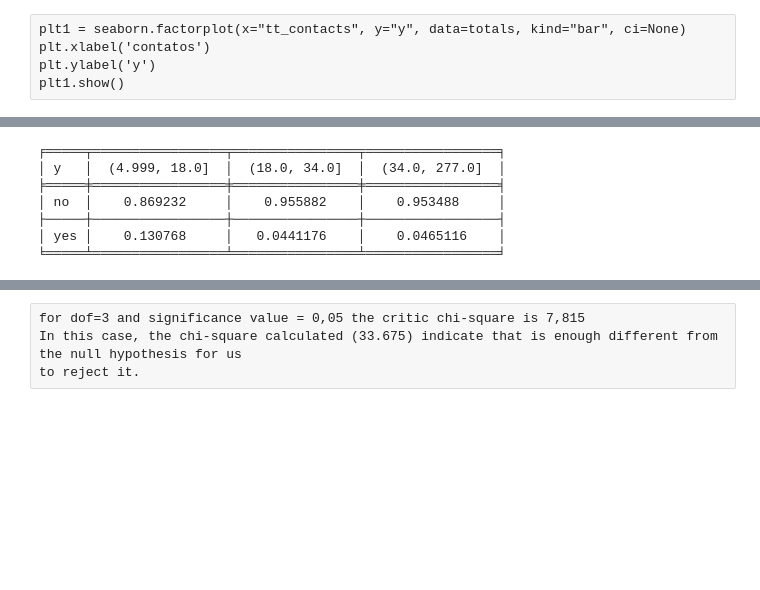
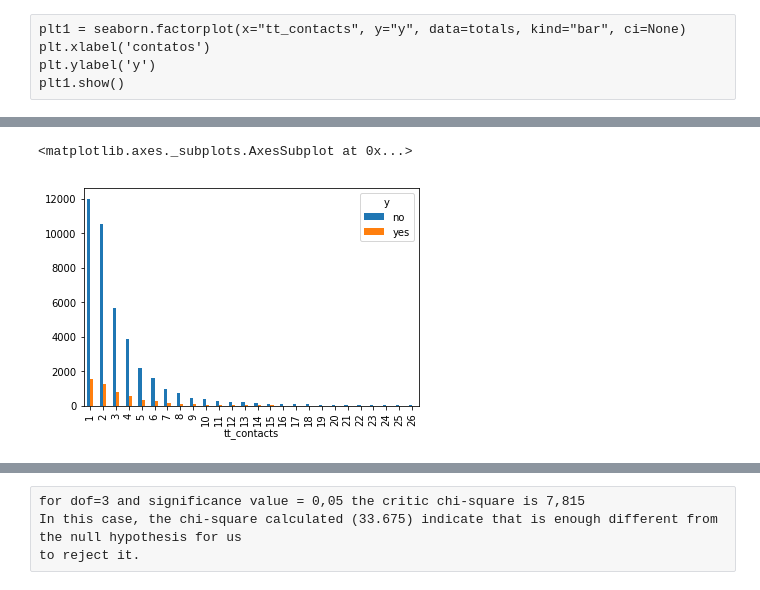
Before and after one commit to Sidon/dmcpbi, a Jupyter notebook: success.ipynb, the cells around one changed output, grey strips where cells are left out. Saved outputs shown, nothing was run; the diff lists cells and outputs as text; code cells hidden in the pictures; blank space fills up the shorter version.

```diff
--- a/success.ipynb
+++ b/success.ipynb
@@ -56,6 +80,7 @@ plt1.show()
 # %%
 # contingency table of observed counts
 ct1 = pd.crosstab(data1.y, data1.tt_contacts)
+ct2 = pd.crosstab(data1.tt_contacts, data1.y)
 # %%
 ct1.plot.bar()
 # %% [output]
@@ -64,13 +89,11 @@ ct1.plot.bar()
+# %%
+ct2.plot.bar()
+# %% [output]
+<matplotlib.axes._subplots.AxesSubplot at 0x...>
+[figure, added]
 # %%
 # column percentages
 colsum=ct1.sum(axis=0)
 colpct=ct1/colsum
-print(tabulate(colpct, tablefmt='fancy_grid', headers='keys', numalign="center"))
+# print(tabulate(colpct, tablefmt='fancy_grid', headers='keys', numalign="center"))
+# print(colpct.loc['yes'].sort_values(ascending=False))
-# %% [output]
-╒═════╤═════════════════╤════════════════╤═════════════════╕
-│ y   │  (4.999, 18.0]  │  (18.0, 34.0]  │  (34.0, 277.0]  │
-╞═════╪═════════════════╪════════════════╪═════════════════╡
-│ no  │    0.869232     │    0.955882    │    0.953488     │
-├─────┼─────────────────┼────────────────┼─────────────────┤
-│ yes │    0.130768     │   0.0441176    │    0.0465116    │
-╘═════╧═════════════════╧════════════════╧═════════════════╛
```
Also changed, not shown: parts of 12 cells of this notebook.
